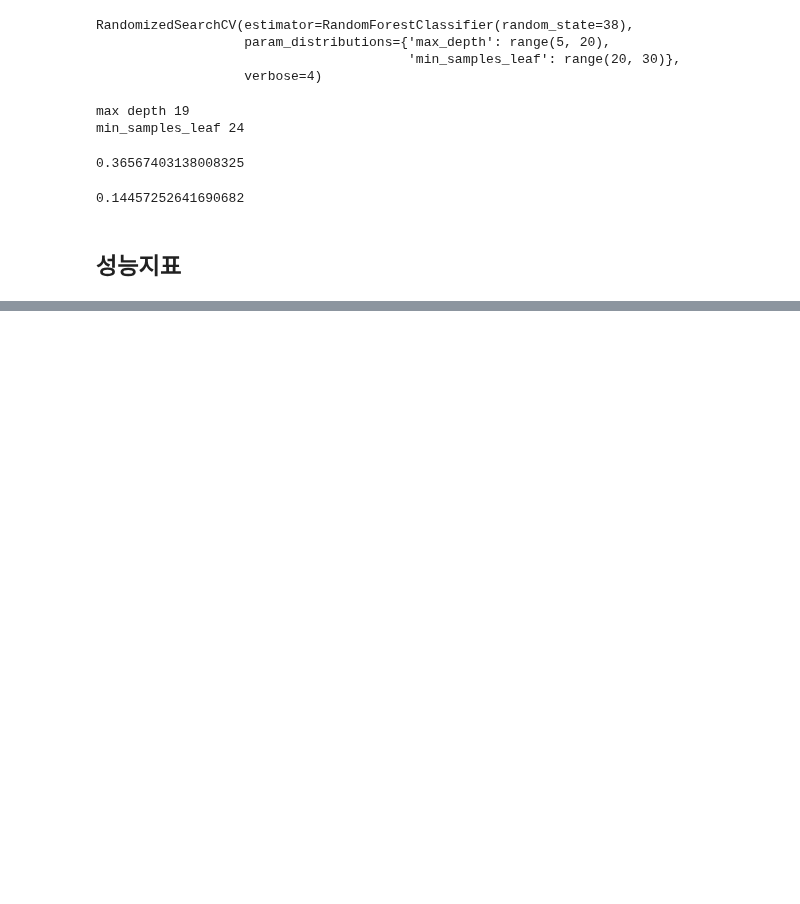
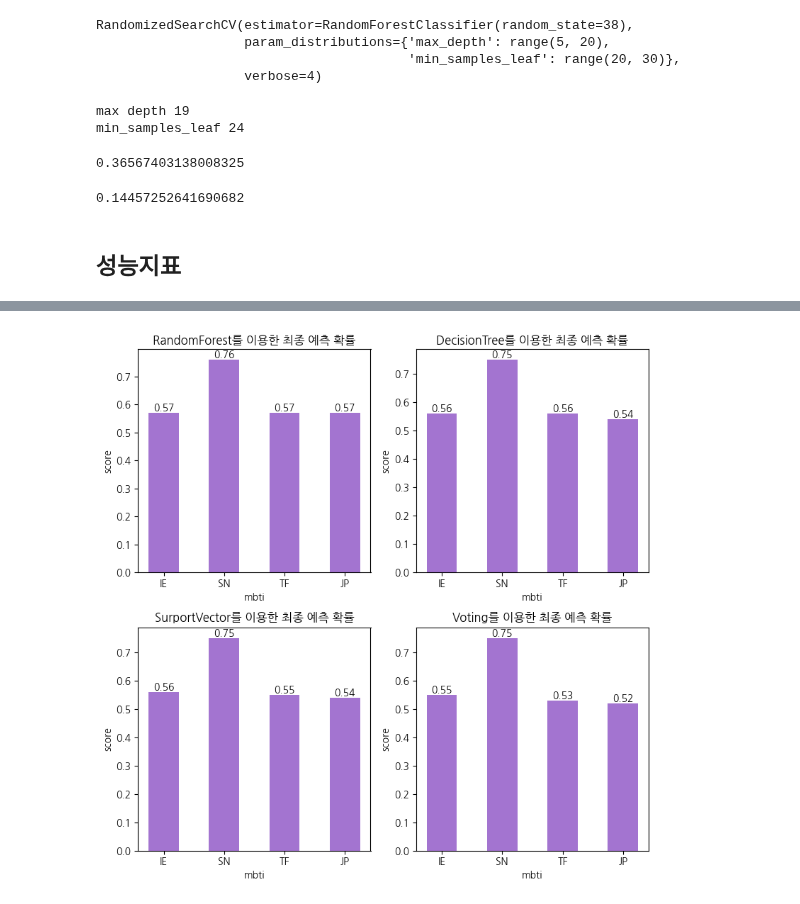
Before and after one commit to angelless00/KDT, a Jupyter notebook: 프로젝트/0905 mbti예측/mbti.ipynb, the cells around one changed output, grey strips where cells are left out. Drawn from its saved outputs; the diff is of its cells as text; code cells hidden in the pictures; blank space fills up the shorter version.

```diff
--- a/프로젝트/0905 mbti예측/mbti.ipynb
+++ b/프로젝트/0905 mbti예측/mbti.ipynb
@@ -190,0 +265,12 @@ searchCV.best_estimator_.score(X_test,y_test)
+# %%
+fig,ax=plt.subplots(figsize=(8,8),ncols=2,nrows=2)
+for i in range(4):
+    bar=ax[i//2,i%2].bar(['IE','SN','TF','JP'],prob[i],color='#A374D0',width=0.5)
+    ax[i//2,i%2].bar_label(container=bar)
+    ax[i//2,i%2].set_title(f'{model_name[i]}를 이용한 최종 예측 확률')
+    ax[i//2,i%2].set_xlabel('mbti')
+    ax[i//2,i%2].set_ylabel('score')
+plt.tight_layout()
+plt.show()
+# %% [output]
+[figure, added]
```
Also changed, not shown: parts of 8 cells of this notebook, 41 other files.
